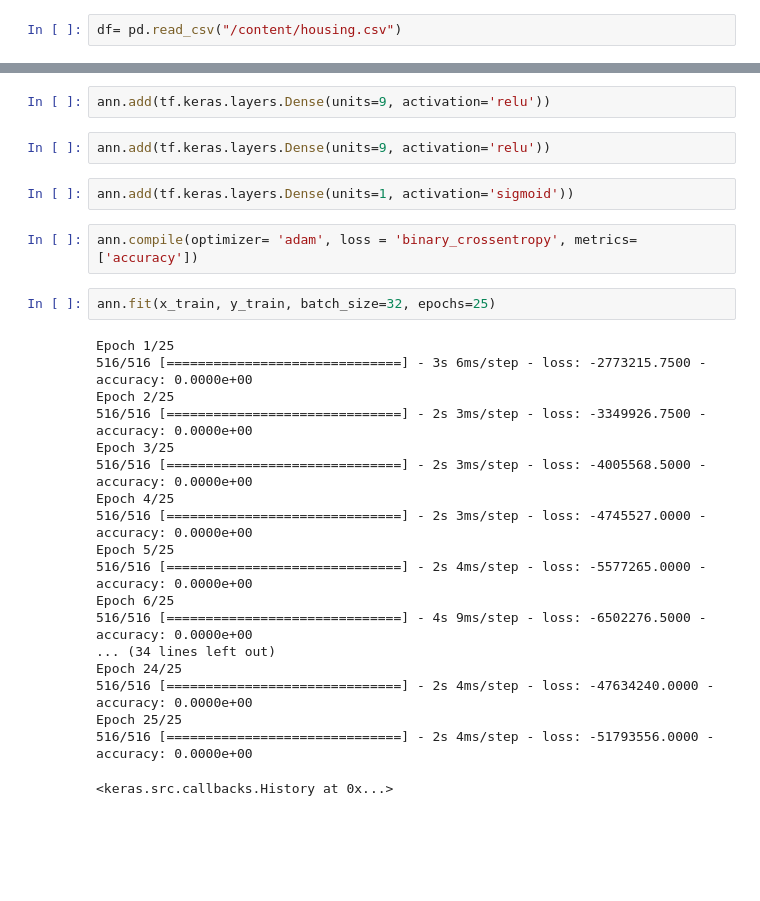
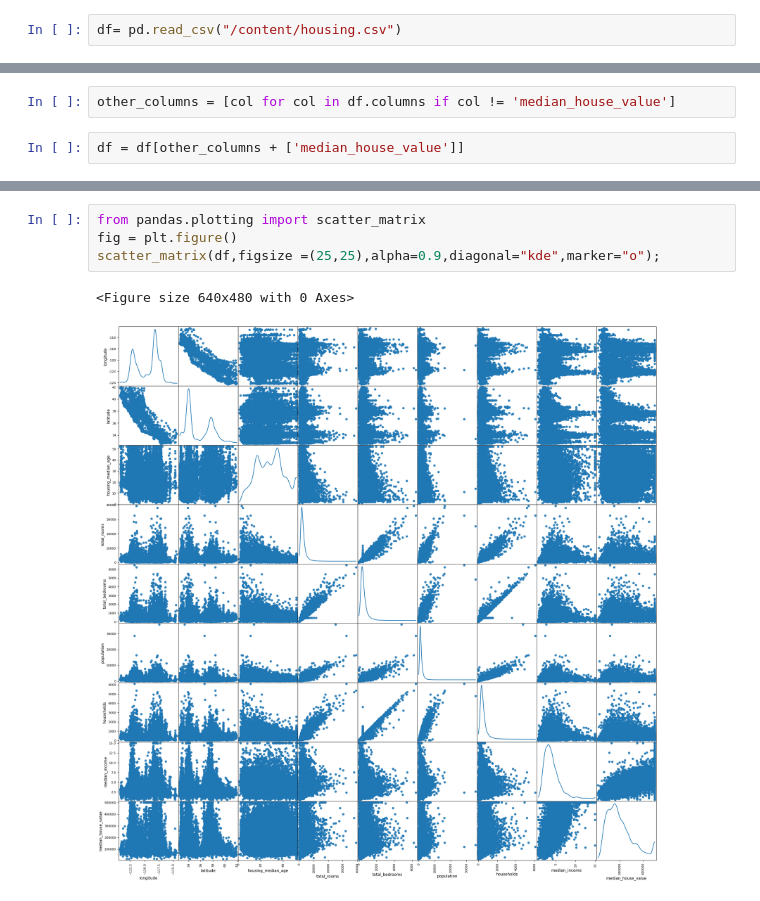
Before and after one commit to gplinkage/Data-Science-ML-AI, a Jupyter notebook: Projects/California_Housing_Prices_Project.ipynb, the cells around one changed output, grey strips where cells are left out. Saved outputs shown, nothing was run; the diff lists cells and outputs as text; blank space fills up the shorter version.

```diff
--- a/Projects/California_Housing_Prices_Project.ipynb
+++ b/Projects/California_Housing_Prices_Project.ipynb
@@ -12,0 +27,4 @@ df
+# %%
+other_columns = [col for col in df.columns if col != 'median_house_value']
+# %%
+df = df[other_columns + ['median_house_value']]
@@ -147,29 +87,7 @@ ann.add(tf.keras.layers.Dense(units=9, activation='relu'))
-# %%
-ann.add(tf.keras.layers.Dense(units=9, activation='relu'))
-# %%
-ann.add(tf.keras.layers.Dense(units=9, activation='relu'))
-# %%
-ann.add(tf.keras.layers.Dense(units=1, activation='sigmoid'))
-# %%
-ann.compile(optimizer= 'adam', loss = 'binary_crossentropy', metrics= ['accuracy'])
-# %%
-ann.fit(x_train, y_train, batch_size=32, epochs=25)
-# %% [output]
-Epoch 1/25
-516/516 [==============================] - 3s 6ms/step - loss: -2773215.7500 - accuracy: 0.0000e+00
-Epoch 2/25
-516/516 [==============================] - 2s 3ms/step - loss: -3349926.7500 - accuracy: 0.0000e+00
-Epoch 3/25
-516/516 [==============================] - 2s 3ms/step - loss: -4005568.5000 - accuracy: 0.0000e+00
-Epoch 4/25
-516/516 [==============================] - 2s 3ms/step - loss: -4745527.0000 - accuracy: 0.0000e+00
-Epoch 5/25
-516/516 [==============================] - 2s 4ms/step - loss: -5577265.0000 - accuracy: 0.0000e+00
-Epoch 6/25
-516/516 [==============================] - 4s 9ms/step - loss: -6502276.5000 - accuracy: 0.0000e+00
-... (34 lines left out)
-Epoch 24/25
-516/516 [==============================] - 2s 4ms/step - loss: -47634240.0000 - accuracy: 0.0000e+00
-Epoch 25/25
-516/516 [==============================] - 2s 4ms/step - loss: -51793556.0000 - accuracy: 0.0000e+00
-<keras.src.callbacks.History at 0x...>
+# %%
+from pandas.plotting import scatter_matrix
+fig = plt.figure()
+scatter_matrix(df,figsize =(25,25),alpha=0.9,diagonal="kde",marker="o");
+# %% [output]
+<Figure size 640x480 with 0 Axes>
+[figure, added]
```
Also changed, not shown: parts of 38 cells of this notebook.
